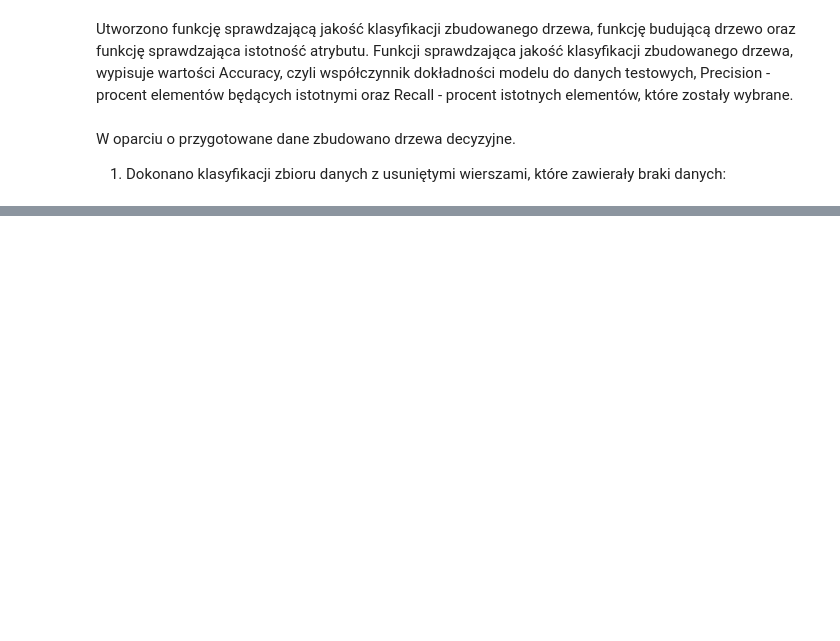
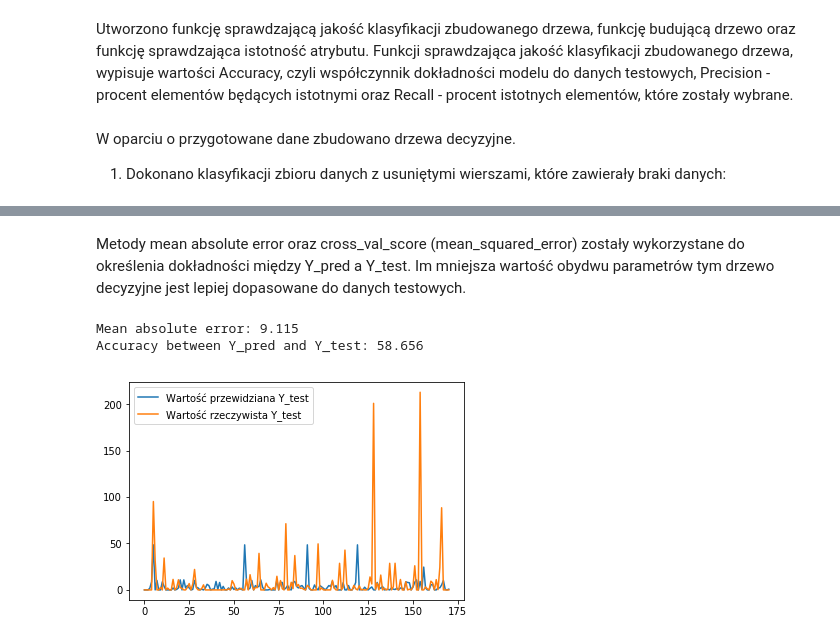
Before and after one commit to adambajguz/Projekt-SI, a Jupyter notebook: Kod/ForestFires/ForestFires.ipynb, the cells around one changed output, grey strips where cells are left out. Saved outputs shown, nothing was run; the diff lists cells and outputs as text; code cells hidden in the pictures; blank space fills up the shorter version.

```diff
--- a/Kod/ForestFires/ForestFires.ipynb
+++ b/Kod/ForestFires/ForestFires.ipynb
@@ -196,0 +167,31 @@ clf = build_tree(X, X_train, X_test, Y_train, Y_test, random_state, max_depth=10
+# %%
+def check_tree_mae(regr, X_train, X_test, Y_train, Y_test, print_score=True):
+    preds=regr.predict(X_test)
+
+    line_pred, = plt.plot(preds, label='Wartość przewidziana Y_test')
+    line_real, = plt.plot(Y_test.values, label='Wartość rzeczywista Y_test')
+    plt.legend(handles=[line_pred, line_real])
+
+    mae = mean_absolute_error(Y_test, preds)
+    if print_score:
+        print('Mean absolute error: %.3f' % mae)
+    return mae
+
+def check_tree_cross_val_score(regr, X, Y, print_score=True):
+    scores = cross_val_score(regr, X, Y, cv=3, scoring='neg_mean_squared_error')
+    current_score = np.mean(np.sqrt(-scores))
+
+    if print_score:
+        print('Accuracy between Y_pred and Y_test: %.3f' % current_score)
+    return current_score
+# %% [markdown]
+Metody mean absolute error oraz cross_val_score (mean_squared_error) zostały wykorzystane do określenia dokładności między Y_pred a Y_test. Im mniejsza wartość obydwu parametrów tym drzewo decyzyjne jest lepiej dopasowane do danych testowych.
+# %%
+check_tree_mae(regr, X_train, X_test, Y_train, Y_test)
+check_tree_cross_val_score(regr, X, Y)
+
+print("")
+# %% [output]
+Mean absolute error: 9.115
+Accuracy between Y_pred and Y_test: 58.656
+[figure, added]
```
Also changed, not shown: parts of 15 cells of this notebook, 5 other files.
